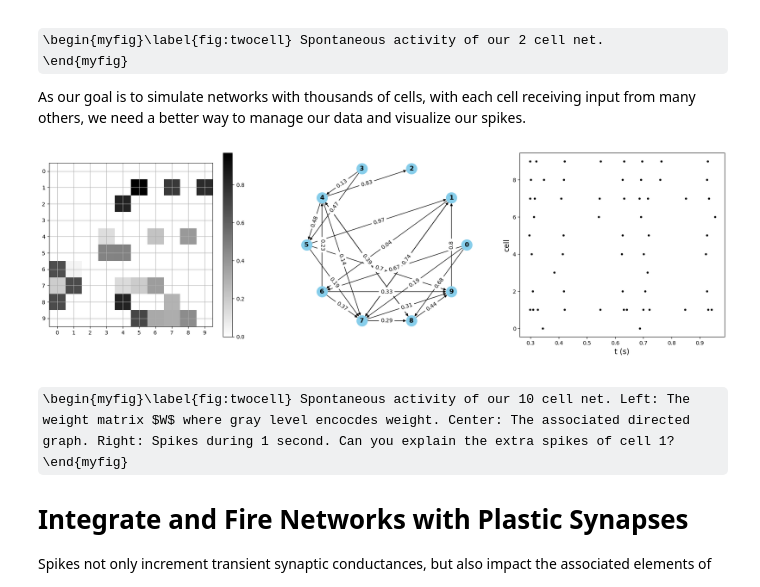
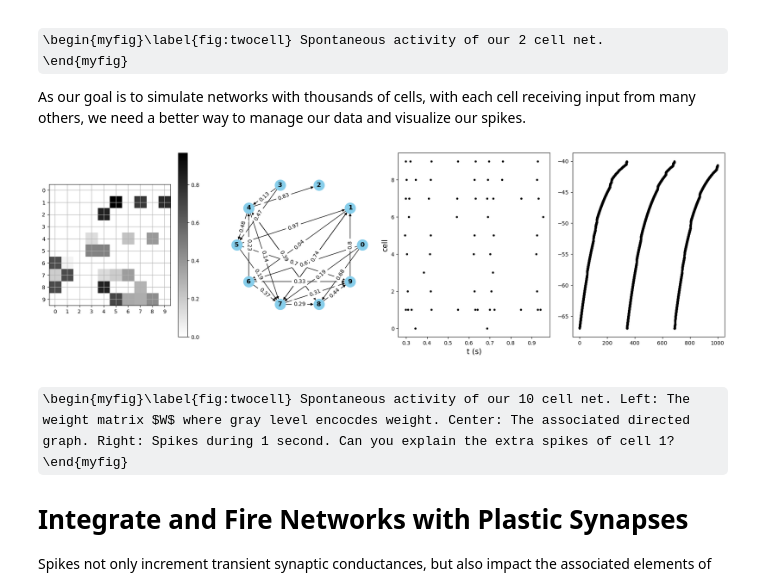
Before and after one commit to steve-cox-LA/EGlove, a Jupyter notebook: TassPlatform.ipynb, the cells around one changed output. Saved outputs shown, nothing was run; the diff lists cells and outputs as text; code cells hidden in the pictures; some formulas as TeX source.

```diff
--- a/TassPlatform.ipynb
+++ b/TassPlatform.ipynb
@@ -721,7 +721,7 @@ import math
 import scipy as sp
 import networkx as nx
 
-fig, (ax1, ax2, ax3) = plt.subplots(1,3)
+fig, (ax1, ax2, ax3, ax4) = plt.subplots(1,4)
 plt.subplots_adjust(right=3, left=0.25, wspace=0.15, top=1, bottom=0)
 
 N = 10   # number of cells
@@ -806,34 +806,36 @@ for j in range(1,Nt):
 
     g_noise = aE*g_noise
 
     events = next_noise <= t
 
     if np.any(events):
         n_events = events.sum()
         g_noise[events] += kappa_noise
         next_noise[events] += rng.exponential(1000.0 / f_noise, size=n_events)
 
     V = ( (a - (gleak + gsyn + g_noise))*V + b ) /  (c + gsyn + g_noise)
 
+    ax4.plot(t, V[0],'k.')
+
     Vthr = aT*Vthr + bT
 
     ref = np.where( t-T < tref )
     V[ref] = Vres
 
     sp = (V > Vthr)
 
     if sum(sp)>0:
         fsp = np.where(sp>0)[0]
         T[fsp] = t
         V[fsp] = Vres
         Vthr[fsp] = Vthrspike
         for ind in fsp:
             ax3.plot(t/1000,ind,'k.')
 
 ax3.set_xlabel('t (s)',fontsize=14)
 ax3.set_ylabel('cell', color='k', fontsize=14);
 # %% [output]
-[figure, old version]
+[figure, new version]
 # %% [markdown]
 \begin{myfig}\label{fig:twocell} Spontaneous activity of our 10 cell net. Left: The weight matrix $W$ where gray level encocdes weight. Center: The associated directed graph. Right: Spikes during 1 second. Can you explain the extra spikes of cell 1?
 \end{myfig}
```
Also changed, not shown: parts of 9 cells of this notebook, 5 other files.
